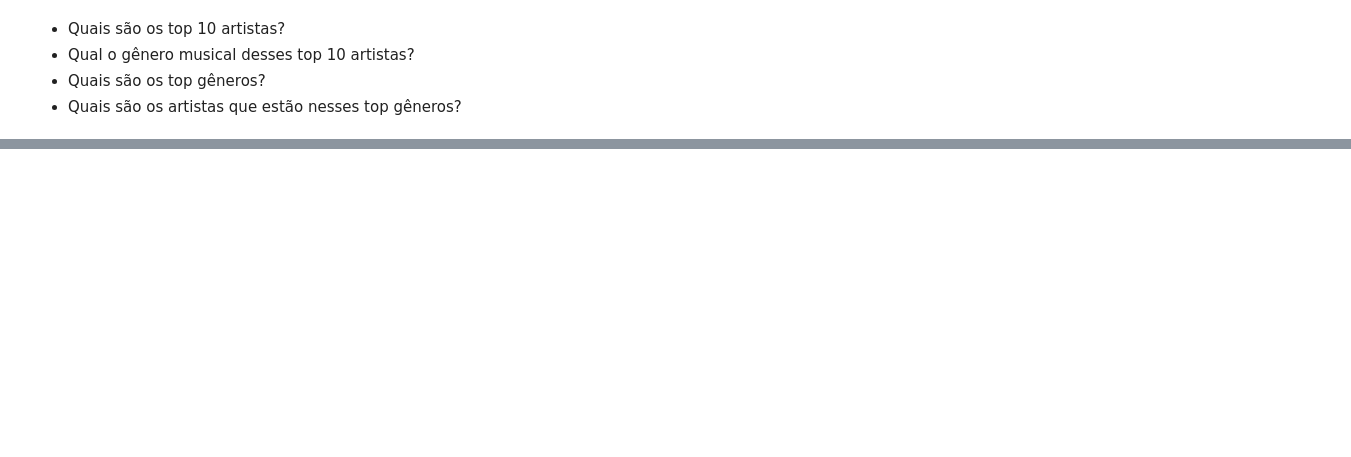
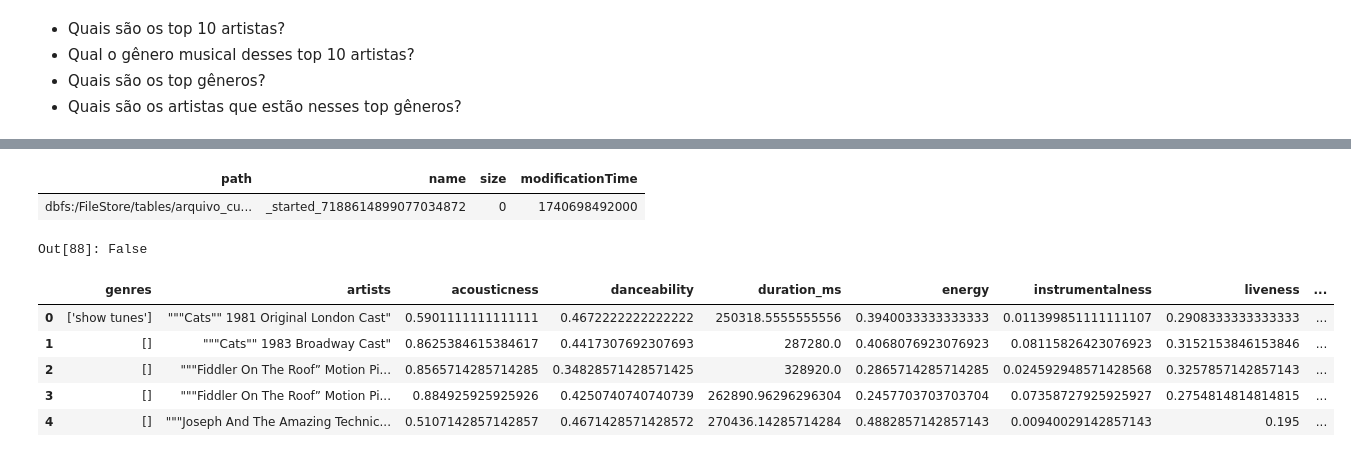
Before and after one commit to Uill-Iam/Estudo, a Jupyter notebook: Python/Databrics/Sitema Recomendação/DataSet Spotify.ipynb, the cells around one changed output, grey strips where cells are left out. Drawn from its saved outputs; the diff is of its cells as text; code cells hidden in the pictures; blank space fills up the shorter version.

```diff
--- a/Python/Databrics/Sitema Recomendação/DataSet Spotify.ipynb
+++ b/Python/Databrics/Sitema Recomendação/DataSet Spotify.ipynb
@@ -356,0 +439,18 @@ df_year_2.plot.line(x='decade', y=['acousticness', 'danceability', 'energy',
+# %%
+display(dbutils.fs.ls("dbfs:/FileStore/tables/arquivo_curso/dados/Spotify_Dataset/dados_tratados/df_Wgenres.parquet/"))
+# %% [output]
+| path | name | size | modificationTime |
+| dbfs:/FileStore/tables/arquivo_cu... | _started_7188614899077034872 | 0 | 1740698492000 |
+# %%
+dbutils.fs.rm("dbfs:/FileStore/tables/arquivo_curso/dados/Spotify_Dataset/dados_tratados/df_Wgenres.parquet/", True)
+# %% [output]
+Out[88]: False
+# %%
+df_Wgenres
+# %% [output]
+|  | genres | artists | acousticness | danceability | duration_ms | energy | instrumentalness | liveness | ... |
+| 0 | ['show tunes'] | """Cats"" 1981 Original London Cast" | 0.5901111111111111 | 0.4672222222222222 | 250318.5555555556 | 0.3940033333333333 | 0.011399851111111107 | 0.2908333333333333 | ... |
+| 1 | [] | """Cats"" 1983 Broadway Cast" | 0.8625384615384617 | 0.4417307692307693 | 287280.0 | 0.4068076923076923 | 0.08115826423076923 | 0.3152153846153846 | ... |
+| 2 | [] | """Fiddler On The Roof” Motion Pi... | 0.8565714285714285 | 0.34828571428571425 | 328920.0 | 0.2865714285714285 | 0.024592948571428568 | 0.3257857142857143 | ... |
+| 3 | [] | """Fiddler On The Roof” Motion Pi... | 0.884925925925926 | 0.4250740740740739 | 262890.96296296304 | 0.2457703703703704 | 0.07358727925925927 | 0.2754814814814815 | ... |
+| 4 | [] | """Joseph And The Amazing Technic... | 0.5107142857142857 | 0.4671428571428572 | 270436.14285714284 | 0.4882857142857143 | 0.00940029142857143 | 0.195 | ... |
```
Also changed, not shown: parts of 30 cells of this notebook.
